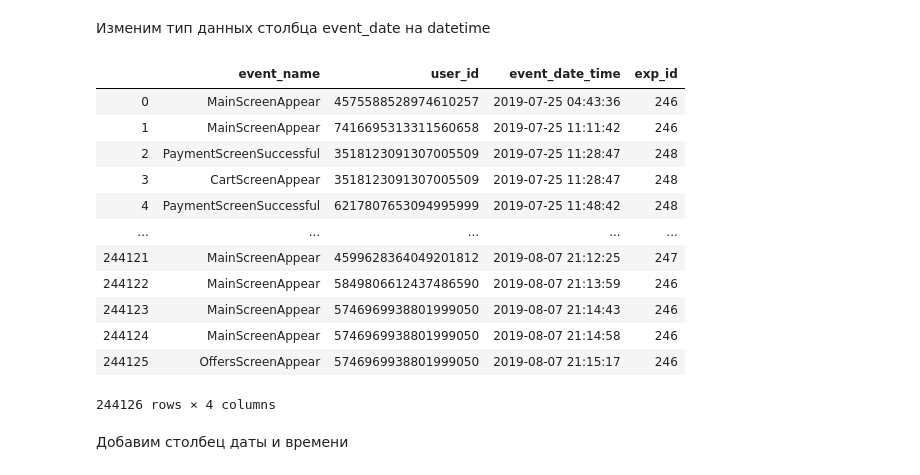
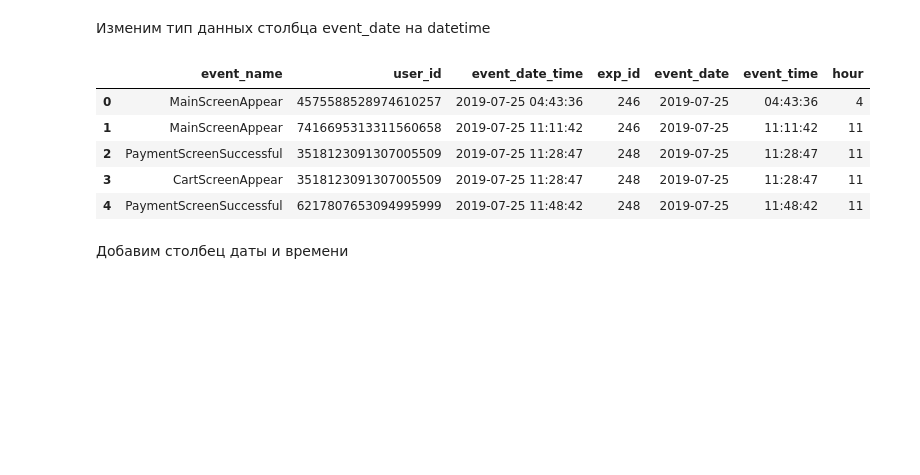
Before and after one commit to Marina-Nesm/training-project, a Jupyter notebook: food_delivery/Мобильное приложение по доставке продуктов.ipynb, the cells around one changed output. Saved outputs shown, nothing was run; the diff lists cells and outputs as text; code cells hidden in the pictures; blank space fills up the shorter version.

```diff
--- a/food_delivery/Мобильное приложение по доставке продуктов.ipynb
+++ b/food_delivery/Мобильное приложение по доставке продуктов.ipynb
@@ -137,7 +45,7 @@ path = '/datasets/'
 # %% [markdown]
 Прочитаем файл logs_exp.csv
 # %%
-logs_exp = pd.read_csv(path + 'logs_exp.csv', sep='\t')
+logs_exp = pd.read_csv('E:\csv_mobil_pril\logs_exp.csv', sep='\t')
  # <чтение файла с данными с сохранением их в переменной logs_exp, с указанием разделителя>
 # %% [markdown]
 Посмотрим таблицу logs_exp, выведем ее на экран
@@ -213,21 +97,14 @@ logs_exp.columns = ['event_name','user_id', 'event_date_time', 'exp_id']
 # %%
 logs_exp['event_date_time'] = pd.to_datetime(logs_exp['event_date_time'], unit='s')#<изменение типа данных на datetime>
 # %%
-logs_exp
+logs_exp.head()
 # %% [output]
-|  | event_name | user_id | event_date_time | exp_id |
-| 0 | MainScreenAppear | 4575588528974610257 | 2019-07-25 04:43:36 | 246 |
-| 1 | MainScreenAppear | 7416695313311560658 | 2019-07-25 11:11:42 | 246 |
-| 2 | PaymentScreenSuccessful | 3518123091307005509 | 2019-07-25 11:28:47 | 248 |
-| 3 | CartScreenAppear | 3518123091307005509 | 2019-07-25 11:28:47 | 248 |
-| 4 | PaymentScreenSuccessful | 6217807653094995999 | 2019-07-25 11:48:42 | 248 |
-| ... | ... | ... | ... | ... |
-| 244121 | MainScreenAppear | 4599628364049201812 | 2019-08-07 21:12:25 | 247 |
-| 244122 | MainScreenAppear | 5849806612437486590 | 2019-08-07 21:13:59 | 246 |
-| 244123 | MainScreenAppear | 5746969938801999050 | 2019-08-07 21:14:43 | 246 |
-| 244124 | MainScreenAppear | 5746969938801999050 | 2019-08-07 21:14:58 | 246 |
-| 244125 | OffersScreenAppear | 5746969938801999050 | 2019-08-07 21:15:17 | 246 |
+|  | event_name | user_id | event_date_time | exp_id | event_date | event_time | hour |
+| 0 | MainScreenAppear | 4575588528974610257 | 2019-07-25 04:43:36 | 246 | 2019-07-25 | 04:43:36 | 4 |
+| 1 | MainScreenAppear | 7416695313311560658 | 2019-07-25 11:11:42 | 246 | 2019-07-25 | 11:11:42 | 11 |
+| 2 | PaymentScreenSuccessful | 3518123091307005509 | 2019-07-25 11:28:47 | 248 | 2019-07-25 | 11:28:47 | 11 |
+| 3 | CartScreenAppear | 3518123091307005509 | 2019-07-25 11:28:47 | 248 | 2019-07-25 | 11:28:47 | 11 |
+| 4 | PaymentScreenSuccessful | 6217807653094995999 | 2019-07-25 11:48:42 | 248 | 2019-07-25 | 11:48:42 | 11 |
-244126 rows × 4 columns
 # %% [markdown]
 Добавим столбец даты и времени
 # %%
```
Also changed, not shown: parts of 58 cells of this notebook, 10 other files.
